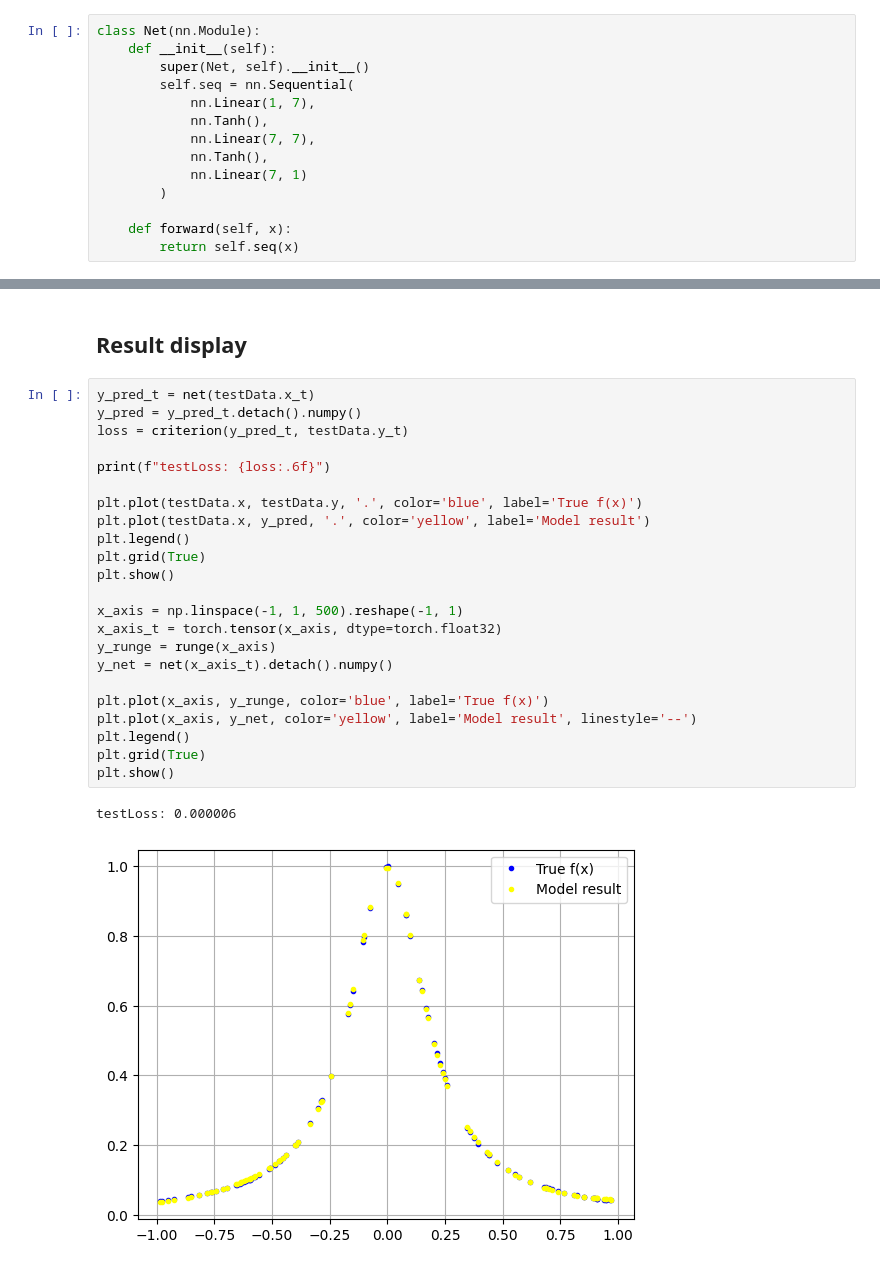
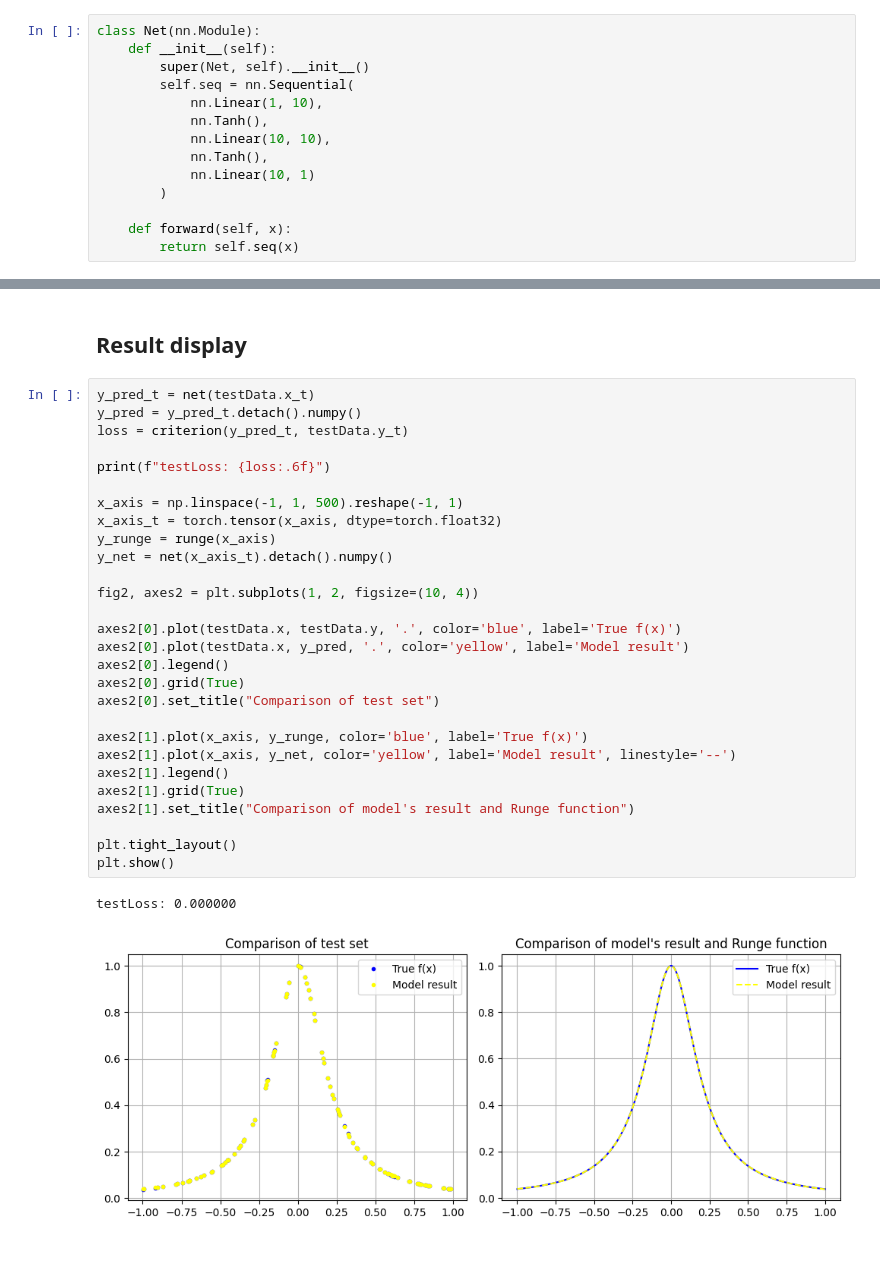
Before and after one commit to hirasawahaonycu/2025_machine_learning, a Jupyter notebook: Week_2/asm2_prog.ipynb, the cells around one changed output, grey strips where cells are left out. Saved outputs shown, nothing was run; the diff lists cells and outputs as text.

```diff
--- a/Week_2/asm2_prog.ipynb
+++ b/Week_2/asm2_prog.ipynb
@@ -36,11 +36,11 @@ class Net(nn.Module):
     def __init__(self):
         super(Net, self).__init__()
         self.seq = nn.Sequential(
-            nn.Linear(1, 7),
+            nn.Linear(1, 10),
             nn.Tanh(),
-            nn.Linear(7, 7),
+            nn.Linear(10, 10),
             nn.Tanh(),
-            nn.Linear(7, 1)
+            nn.Linear(10, 1)
         )
 
     def forward(self, x):
@@ -105,26 +118,31 @@ Final loss: 0.000005
 # %%
 y_pred_t = net(testData.x_t)
 y_pred = y_pred_t.detach().numpy()
 loss = criterion(y_pred_t, testData.y_t)
 
 print(f"testLoss: {loss:.6f}")
 
-plt.plot(testData.x, testData.y, '.', color='blue', label='True f(x)')
-plt.plot(testData.x, y_pred, '.', color='yellow', label='Model result')
-plt.legend()
-plt.grid(True)
-plt.show()
-
 x_axis = np.linspace(-1, 1, 500).reshape(-1, 1)
 x_axis_t = torch.tensor(x_axis, dtype=torch.float32)
 y_runge = runge(x_axis)
 y_net = net(x_axis_t).detach().numpy()
 
-plt.plot(x_axis, y_runge, color='blue', label='True f(x)')
-plt.plot(x_axis, y_net, color='yellow', label='Model result', linestyle='--')
-plt.legend()
-plt.grid(True)
+fig2, axes2 = plt.subplots(1, 2, figsize=(10, 4))
+
+axes2[0].plot(testData.x, testData.y, '.', color='blue', label='True f(x)')
+axes2[0].plot(testData.x, y_pred, '.', color='yellow', label='Model result')
+axes2[0].legend()
+axes2[0].grid(True)
+axes2[0].set_title("Comparison of test set")
+
+axes2[1].plot(x_axis, y_runge, color='blue', label='True f(x)')
+axes2[1].plot(x_axis, y_net, color='yellow', label='Model result', linestyle='--')
+axes2[1].legend()
+axes2[1].grid(True)
+axes2[1].set_title("Comparison of model's result and Runge function")
+
+plt.tight_layout()
 plt.show()
 # %% [output]
-testLoss: 0.000006
+testLoss: 0.000000
-[figure, old version]
+[figure, new version]
```
Also changed, not shown: parts of 2 cells of this notebook, 1 other file.
